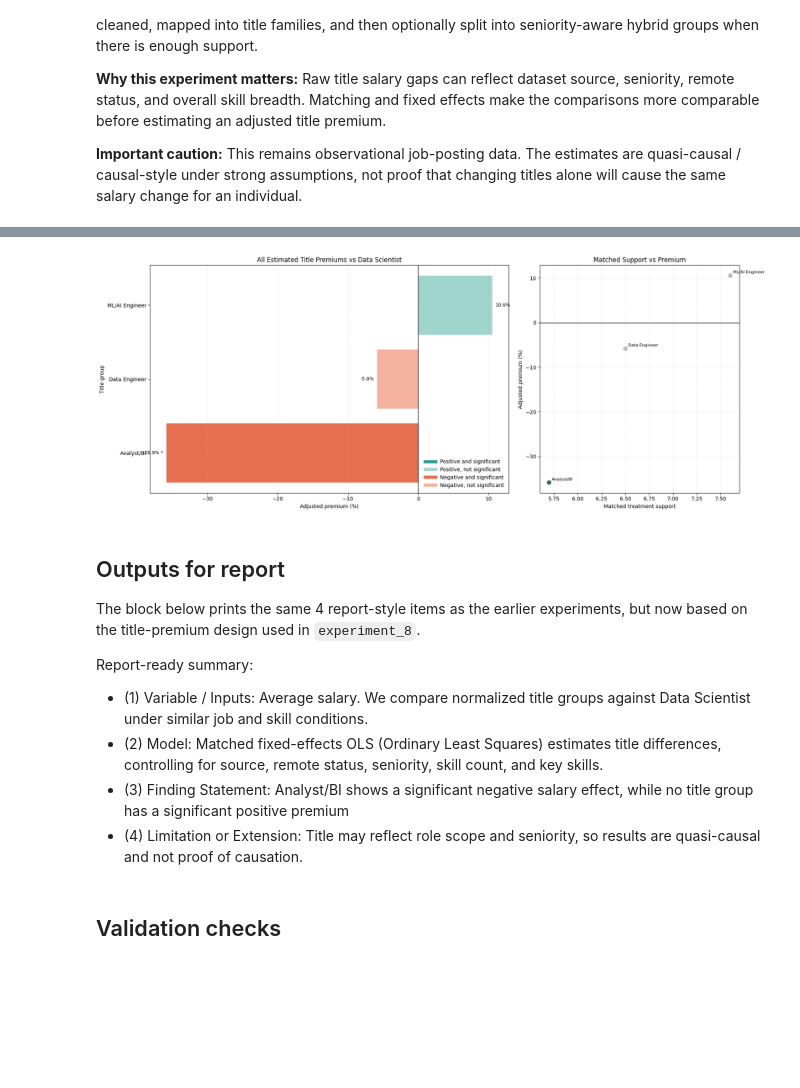
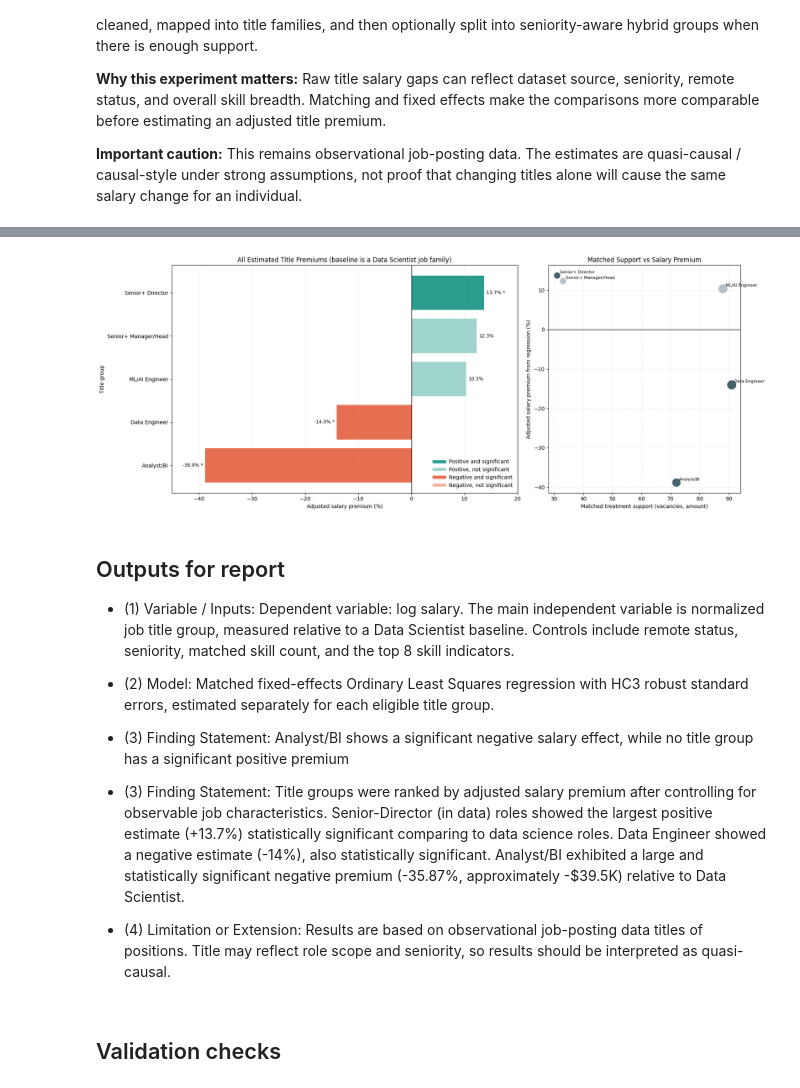
Before and after one commit to Nejel/ttu_group_project, a Jupyter notebook: experiment_8.ipynb, the cells around one changed output, grey strips where cells are left out. Cells and saved outputs as stored; diff of their text form; code cells hidden in the pictures; blank space fills up the shorter version.

Commit message:
Updates to experiment_8 and dataset

```diff
--- a/experiment_8.ipynb
+++ b/experiment_8.ipynb
@@ -23,8 +23,8 @@ BASELINE_TITLE_FAMILY = "Data Scientist"
 
 TOP_N_SKILL_CONTROLS = 8
 
-MIN_TITLE_SUPPORT = 4                  # 30
-MIN_MATCHED_TREATMENT_SUPPORT = 2      # 15
+MIN_TITLE_SUPPORT = 30                  # 30
+MIN_MATCHED_TREATMENT_SUPPORT = 10      # 15
 
 MIN_SALARY_USD = 30_000
 MAX_SALARY_USD = 400_000
@@ -309,8 +300,7 @@ for title_group in eligible_title_groups:
     compare_df = analysis_df.loc[target_mask | (analysis_df["title_family"] == BASELINE_TITLE_FAMILY)].copy()
     compare_df["is_treatment"] = (compare_df["title_group"] == title_group).astype(float)
     compare_df["stratum_key"] = (
-        compare_df["source_dataset"].astype(str)
-        + " | remote=" + compare_df["is_remote"].astype(int).astype(str)
+        "remote=" + compare_df["is_remote"].astype(int).astype(str)
         + " | seniority=" + compare_df["seniority_bucket"].astype(str)
         + " | skill_bin=" + compare_df["skill_count_bin"].astype(str)
     )
@@ -319,9 +309,7 @@ for title_group in eligible_title_groups:
     valid_strata = stratum_class_counts[stratum_class_counts == 2].index
     matched_df = compare_df[compare_df["stratum_key"].isin(valid_strata)].copy()
 
-    # TODO: check that
-    # matched_support = 5
-    matched_support = int(matched_df["is_treatment"].sum()) / 10
+    matched_support = int(matched_df["is_treatment"].sum())
 
     baseline_matched_support = int((matched_df["is_treatment"] == 0).sum())
     matched_strata = int(matched_df["stratum_key"].nunique())
@@ -382,7 +370,7 @@ results_df = pd.DataFrame(results).sort_values(
     ascending=[False, False],
 ).reset_index(drop=True)
 
-results_df["significant_5pct"] = results_df["p_value"] < 0.05     # 0.05
+results_df["significant_5pct"] = results_df["p_value"] < 0.05
 
 print("Adjusted title ranking relative to the Data Scientist baseline:")
 if results_df.empty:
@@ -504,14 +498,27 @@ else:
     )
 
     axes[0].barh(plot_df["title_group"], plot_df["premium_pct"], color=plot_df["bar_color"])
+    premium_min = min(0, plot_df["premium_pct"].min())
+    premium_max = max(0, plot_df["premium_pct"].max())
+    premium_span = max(premium_max - premium_min, 1)
+    label_margin = max(3.0, premium_span * 0.12)
+    axes[0].set_xlim(premium_min - label_margin, premium_max + label_margin)
     for idx, row in enumerate(plot_df.itertuples(index=False)):
         text_offset = 0.45 if row.premium_pct >= 0 else -0.45
         ha = "left" if row.premium_pct >= 0 else "right"
-        axes[0].text(row.premium_pct + text_offset, idx, row.label_text, va="center", ha=ha, fontsize=9)
+        axes[0].text(
+            row.premium_pct + text_offset,
+            idx,
+            row.label_text,
+            va="center",
+            ha=ha,
+            fontsize=9,
+            clip_on=False,
+        )
     axes[0].axvline(0, color="black", linewidth=1)
     axes[0].grid(axis="x", linestyle="--", alpha=0.25)
-    axes[0].set_title("All Estimated Title Premiums vs Data Scientist")
-    axes[0].set_xlabel("Adjusted premium (%)")
+    axes[0].set_title("All Estimated Title Premiums (baseline is a Data Scientist job family)")
+    axes[0].set_xlabel("Adjusted salary premium (%)")
     axes[0].set_ylabel("Title group")
 
     scatter_colors = np.where(plot_df["significant_5pct"], "#264653", "#b0b7bf")
@@ -523,47 +530,50 @@ else:
         c=scatter_colors,
         alpha=0.85,
     )
     axes[1].axhline(0, color="black", linewidth=1)
     axes[1].grid(axis="both", linestyle="--", alpha=0.25)
-    axes[1].set_title("Matched Support vs Premium")
-    axes[1].set_xlabel("Matched treatment support")
-    axes[1].set_ylabel("Adjusted premium (%)")
+    axes[1].set_title("Matched Support vs Salary Premium")
+    axes[1].set_xlabel("Matched treatment support (vacancies, amount)")
+    axes[1].set_ylabel("Adjusted salary premium from regression (%)")
 
     label_candidates = pd.concat(
         [plot_df.head(min(4, len(plot_df))), plot_df.tail(min(4, len(plot_df)))],
         axis=0,
     ).drop_duplicates(subset=["title_group"])
     for _, row in label_candidates.iterrows():
         axes[1].annotate(
             row["title_group"],
             (row["matched_support"], row["premium_pct"]),
             fontsize=8,
             xytext=(5, 4),
             textcoords="offset points",
         )
 
     legend_lines = [
         plt.Line2D([0], [0], color="#2a9d8f", lw=6, label="Positive and significant"),
         plt.Line2D([0], [0], color="#9fd5cc", lw=6, label="Positive, not significant"),
         plt.Line2D([0], [0], color="#e76f51", lw=6, label="Negative and significant"),
         plt.Line2D([0], [0], color="#f3b39f", lw=6, label="Negative, not significant"),
     ]
     axes[0].legend(handles=legend_lines, loc="lower right", frameon=False)
 
     plt.tight_layout()
     plt.show()
 # %% [output]
-[figure, old version]
+[figure, new version]
 # %% [markdown]
 ## Outputs for report
 
-The block below prints the same 4 report-style items as the earlier experiments, but now based on the title-premium design used in `experiment_8`.
+* (1) Variable / Inputs: Dependent variable: log salary. The main independent variable is normalized job title group, measured relative to a Data Scientist baseline. Controls include remote status, seniority, matched skill count, and the top 8 skill indicators.
 
-Report-ready summary:
-* (1) Variable / Inputs: Average salary. We compare normalized title groups against Data Scientist under similar job and skill conditions.
-* (2) Model: Matched fixed-effects OLS (Ordinary Least Squares) estimates title differences, controlling for source, remote status, seniority, skill count, and key skills.
+* (2) Model: Matched fixed-effects Ordinary Least Squares regression with HC3 robust standard errors, estimated separately for each eligible title group.
+
+
 * (3) Finding Statement: Analyst/BI shows a significant negative salary effect, while no title group has a significant positive premium
-* (4) Limitation or Extension: Title may reflect role scope and seniority, so results are quasi-causal and not proof of causation.
+
+* (3) Finding Statement: Title groups were ranked by adjusted salary premium after controlling for observable job characteristics. Senior-Director (in data) roles showed the largest positive estimate (+13.7%) statistically significant comparing to data science roles. Data Engineer showed a negative estimate (-14%), also statistically significant. Analyst/BI exhibited a large and statistically significant negative premium (-35.87%, approximately -$39.5K) relative to Data Scientist.
+
+* (4) Limitation or Extension: Results are based on observational job-posting data titles of positions. Title may reflect role scope and seniority, so results should be interpreted as quasi-causal.
 # %% [markdown]
 ## Validation checks
 # %%
```
Also changed, not shown: parts of 6 cells of this notebook, 1 other file.
